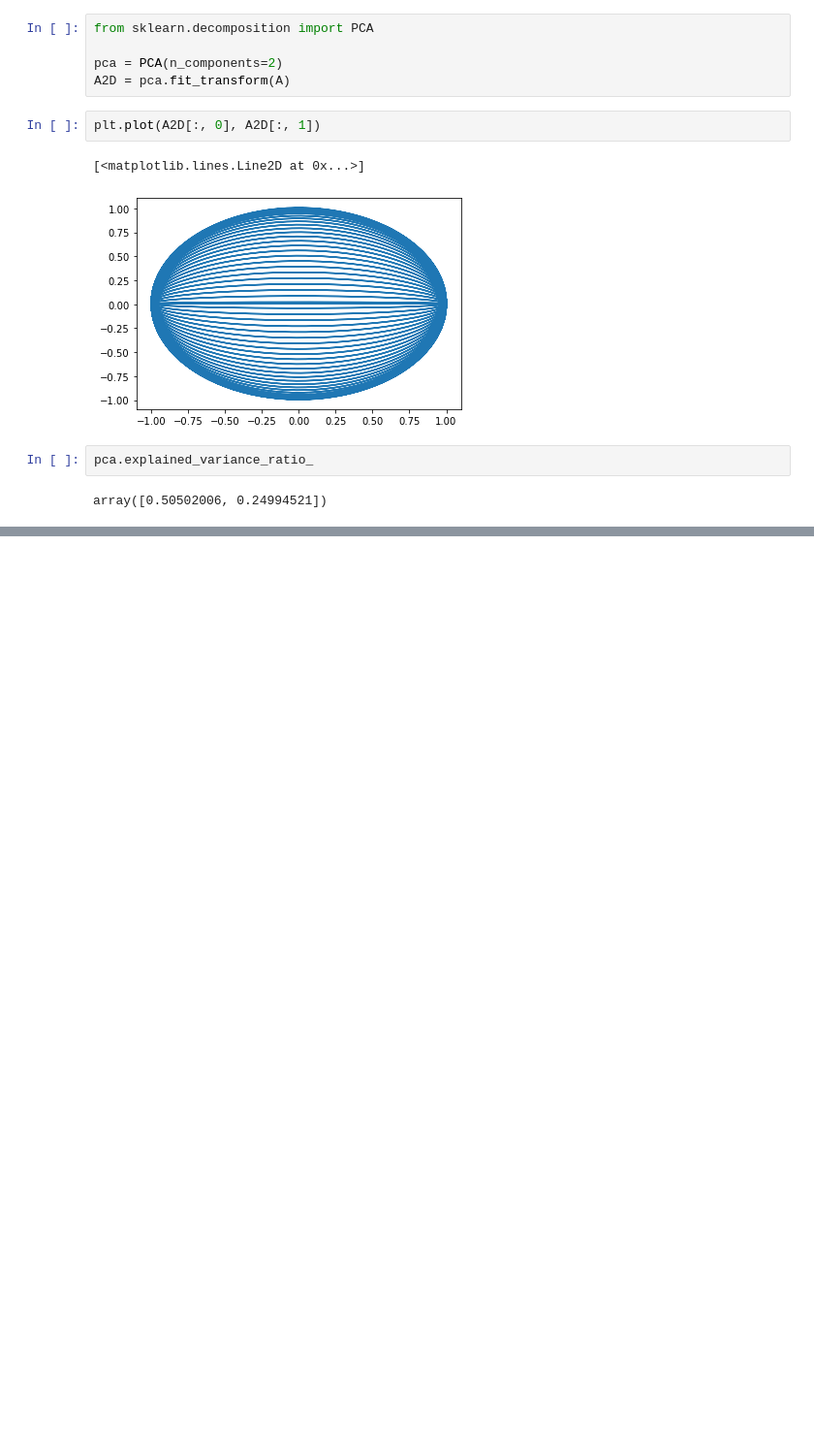
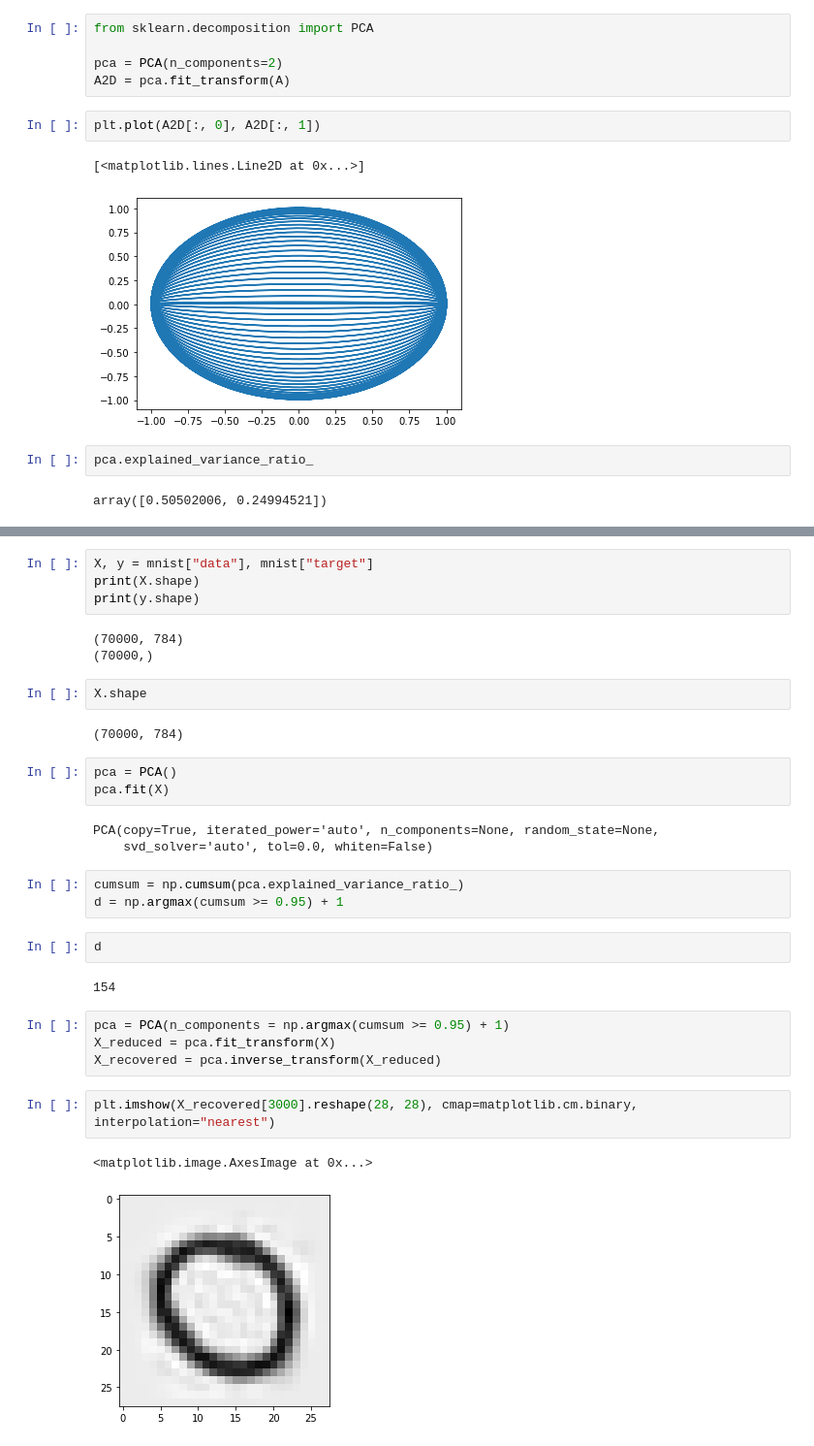
Before and after one commit to kaipak/hands-on-ml, a Jupyter notebook: notebooks/8-dim-reduction.ipynb, the cells around one changed output, grey strips where cells are left out. Shown at 97% size. Saved outputs shown, nothing was run; the diff lists cells and outputs as text; blank space fills up the shorter version.

Commit message:
- PCA on MNIST dataset.

```diff
--- a/notebooks/8-dim-reduction.ipynb
+++ b/notebooks/8-dim-reduction.ipynb
@@ -122,0 +138,33 @@ array([0.50502006, 0.24994521])
+# %%
+X, y = mnist["data"], mnist["target"]
+print(X.shape)
+print(y.shape)
+# %% [output]
+(70000, 784)
+(70000,)
+# %%
+X.shape
+# %% [output]
+(70000, 784)
+# %%
+pca = PCA()
+pca.fit(X)
+# %% [output]
+PCA(copy=True, iterated_power='auto', n_components=None, random_state=None,
+    svd_solver='auto', tol=0.0, whiten=False)
+# %%
+cumsum = np.cumsum(pca.explained_variance_ratio_)
+d = np.argmax(cumsum >= 0.95) + 1
+# %%
+d
+# %% [output]
+154
+# %%
+pca = PCA(n_components = np.argmax(cumsum >= 0.95) + 1)
+X_reduced = pca.fit_transform(X)
+X_recovered = pca.inverse_transform(X_reduced)
+# %%
+plt.imshow(X_recovered[3000].reshape(28, 28), cmap=matplotlib.cm.binary, interpolation="nearest")
+# %% [output]
+<matplotlib.image.AxesImage at 0x...>
+[figure, added]
```
Also changed, not shown: parts of 4 cells of this notebook.
